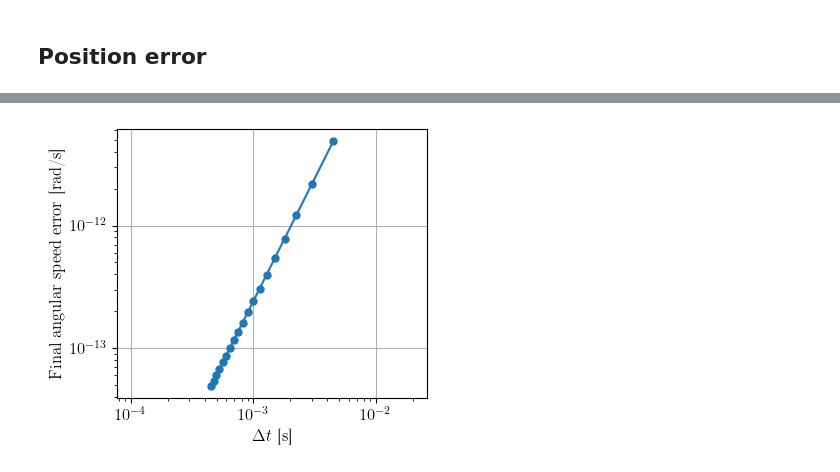
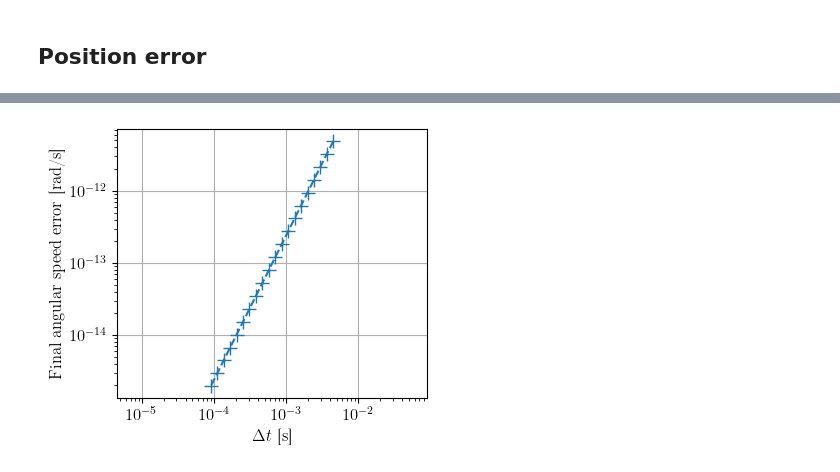
Before and after one commit to TomVdt/PhysNum, a Jupyter notebook: exercice2/analysis/analysis3ai.ipynb, the cells around one changed output, grey strips where cells are left out. Saved outputs shown, nothing was run; the diff lists cells and outputs as text; code cells hidden in the pictures.

```diff
--- a/exercice2/analysis/analysis3ai.ipynb
+++ b/exercice2/analysis/analysis3ai.ipynb
@@ -47,7 +47,7 @@ def run(config_file: str, output_file: str, params: dict = {}) -> None:
     subprocess.run(cmd, shell=True, stdout=subprocess.DEVNULL)
     # print("Done")
 # %%
-nsteps = np.array([*range(200, 2001, 100)])
+nsteps = np.geomspace(200, 10000, 20)
 nsimul = len(nsteps)  # Number of simulations to perform
 
 conf = {}
@@ -190,14 +190,14 @@ plt.savefig(export_path + 'no_excitation_pos_conv.pdf')
 # %%
-plt.loglog(dt, speed_errors, '.-', label='Speed')
+plt.loglog(dt, speed_errors, '+--', fillstyle='none', label='Speed')
 # plt.loglog(dt, dt**2)
 
 plt.xlabel(r'$\Delta t$ [s]')
 plt.ylabel(r'Final angular speed error [rad/s]')
 plt.xticks()
 plt.yticks()
 plt.grid()
 # plt.legend()
 plt.axis('equal')
 plt.savefig(export_path + 'no_excitation_vel_conv.pdf')
 # %% [output]
-[figure, old version]
+[figure, new version]
```
Also changed, not shown: parts of 4 cells of this notebook, 5 other files.
